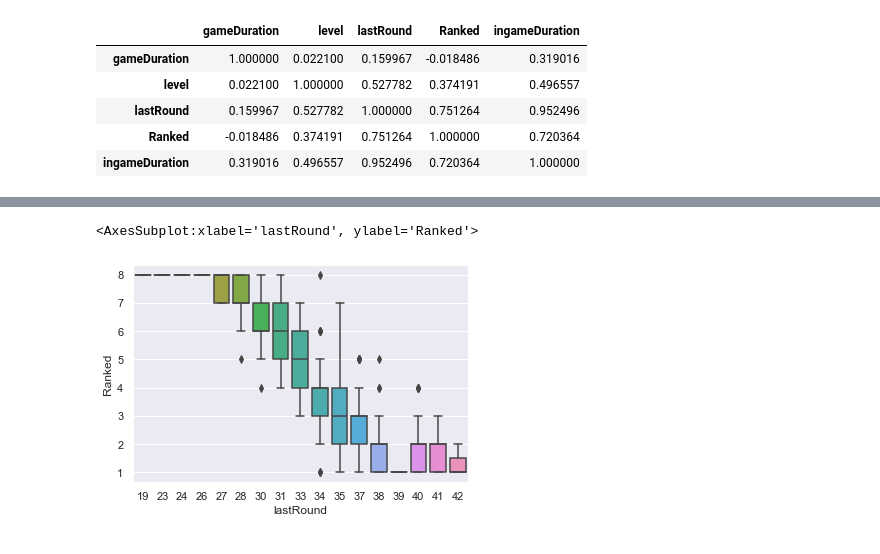
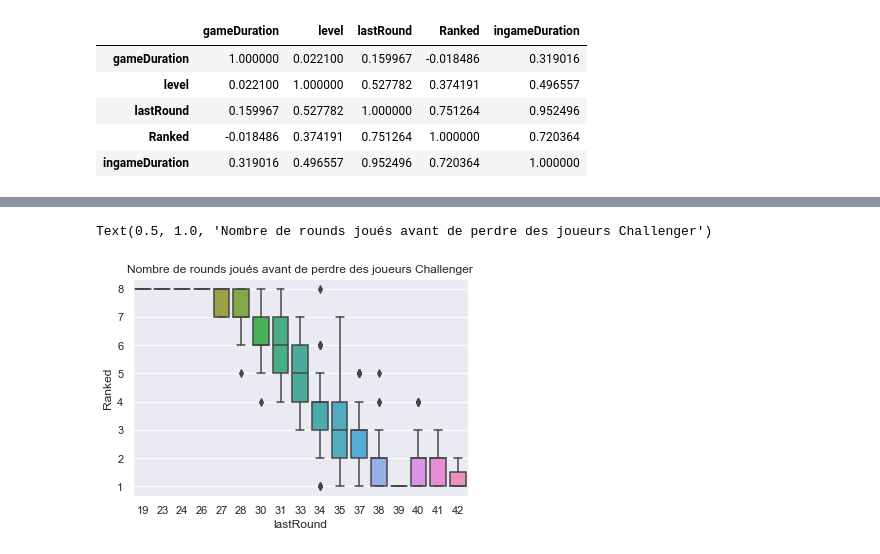
Before and after one commit to xelafi/Maths-Algo, a Jupyter notebook: Projet/TftPlatChall.ipynb, the cells around one changed output, grey strips where cells are left out. Cells and saved outputs as stored; diff of their text form; code cells hidden in the pictures.

```diff
--- a/Projet/TftPlatChall.ipynb
+++ b/Projet/TftPlatChall.ipynb
@@ -274,6 +282,7 @@ sns.boxplot(data=DataPlat, x="lastRound", y="Ranked")
 # %%
 sns.boxplot(data=DataChall, x="lastRound", y="Ranked")
+plt.title("Nombre de rounds joués avant de perdre des joueurs Challenger")
 # %% [output]
-<AxesSubplot:xlabel='lastRound', ylabel='Ranked'>
+Text(0.5, 1.0, 'Nombre de rounds joués avant de perdre des joueurs Challenger')
-[figure, old version]
+[figure, new version]
 # %% [markdown]
```
Also changed, not shown: parts of 25 cells of this notebook.
